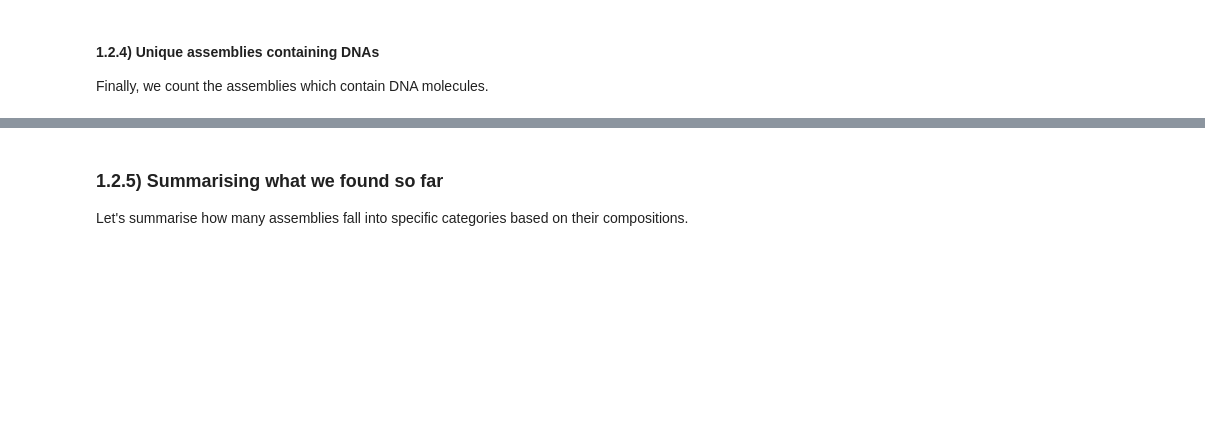
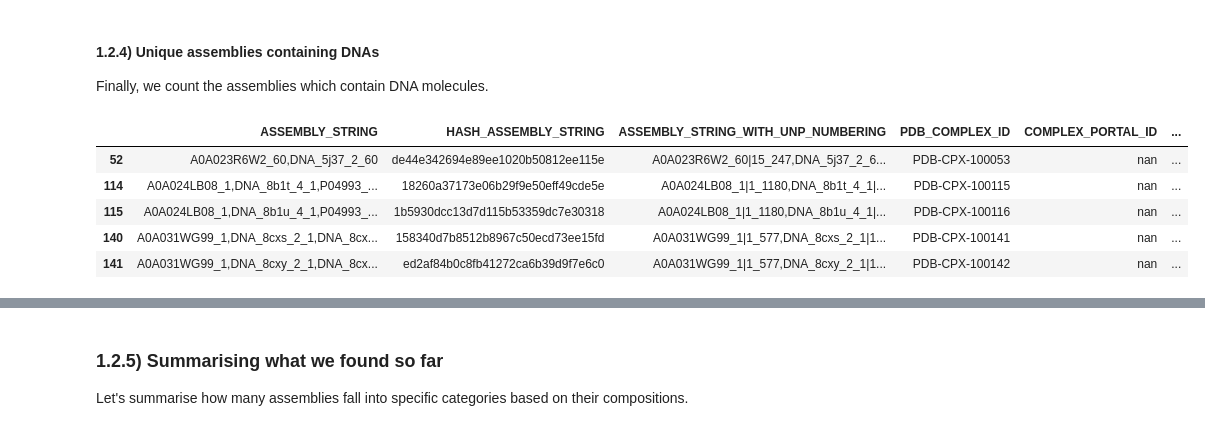
Before and after one commit to PDBe-KB/pdbe-assemblies-analysis, a Jupyter notebook: assemblies_analysis.ipynb, the cells around one changed output, grey strips where cells are left out. Saved outputs shown, nothing was run; the diff lists cells and outputs as text; code cells hidden in the pictures; blank space fills up the shorter version.

```diff
--- a/assemblies_analysis.ipynb
+++ b/assemblies_analysis.ipynb
@@ -133,8 +535,15 @@ print("There %i unique assemblies containing RNA components." % len(df[df["hasRN
 Finally, we count the assemblies which contain DNA molecules.
 # %%
 # Column to indicate whether each unique assembly has a DNA component
-df["hasDNAComponent"] = df["ASSEMBLY_STRING"].apply(lambda x: ui.check_for_dna(x))
+df["hasDNAComponent"] = df["ASSEMBLY_STRING"].apply(lambda x: check_for_dna(x))
 
 df[df["hasDNAComponent"] == True].head()
+# %% [output]
+|  | ASSEMBLY_STRING | HASH_ASSEMBLY_STRING | ASSEMBLY_STRING_WITH_UNP_NUMBERING | PDB_COMPLEX_ID | COMPLEX_PORTAL_ID | ... |
+| 52 | A0A023R6W2_60,DNA_5j37_2_60 | de44e342694e89ee1020b50812ee115e | A0A023R6W2_60|15_247,DNA_5j37_2_6... | PDB-CPX-100053 | nan | ... |
+| 114 | A0A024LB08_1,DNA_8b1t_4_1,P04993_... | 18260a37173e06b29f9e50eff49cde5e | A0A024LB08_1|1_1180,DNA_8b1t_4_1|... | PDB-CPX-100115 | nan | ... |
+| 115 | A0A024LB08_1,DNA_8b1u_4_1,P04993_... | 1b5930dcc13d7d115b53359dc7e30318 | A0A024LB08_1|1_1180,DNA_8b1u_4_1|... | PDB-CPX-100116 | nan | ... |
+| 140 | A0A031WG99_1,DNA_8cxs_2_1,DNA_8cx... | 158340d7b8512b8967c50ecd73ee15fd | A0A031WG99_1|1_577,DNA_8cxs_2_1|1... | PDB-CPX-100141 | nan | ... |
+| 141 | A0A031WG99_1,DNA_8cxy_2_1,DNA_8cx... | ed2af84b0c8fb41272ca6b39d9f7e6c0 | A0A031WG99_1|1_577,DNA_8cxy_2_1|1... | PDB-CPX-100142 | nan | ... |
 # %%
 print("There %i unique assemblies containing DNA components." % len(df[df["hasDNAComponent"] == True]))
```
Also changed, not shown: parts of 98 cells of this notebook.
